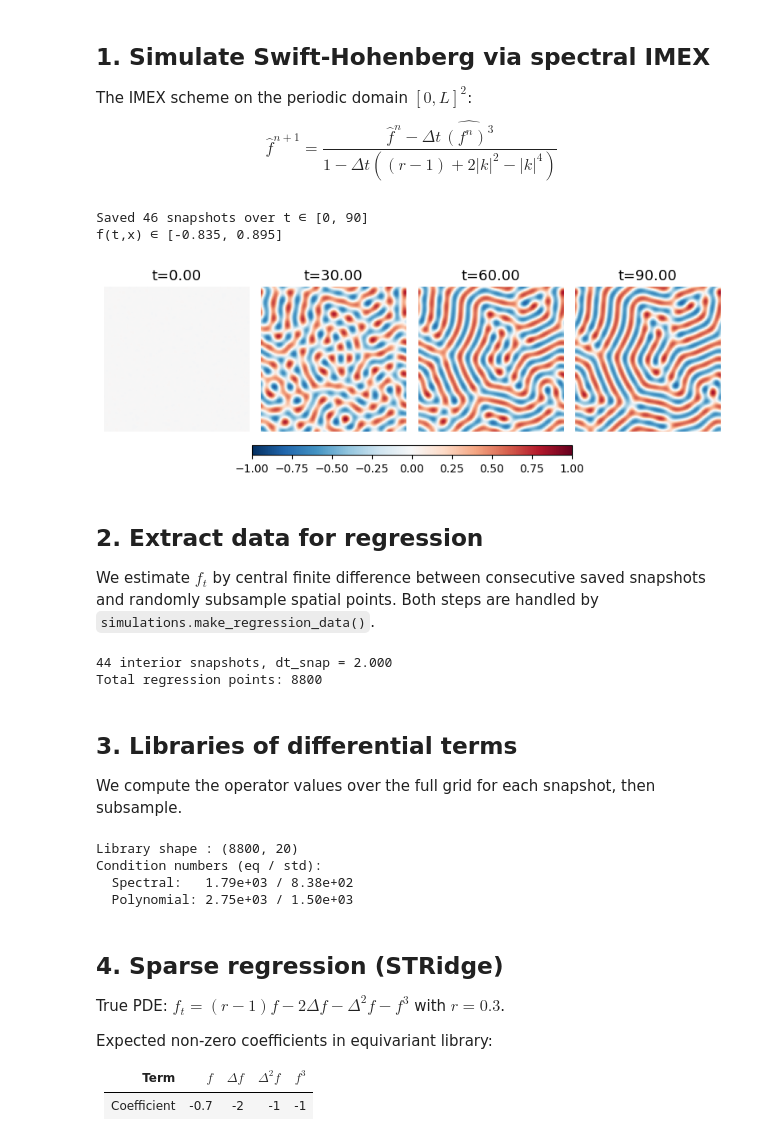
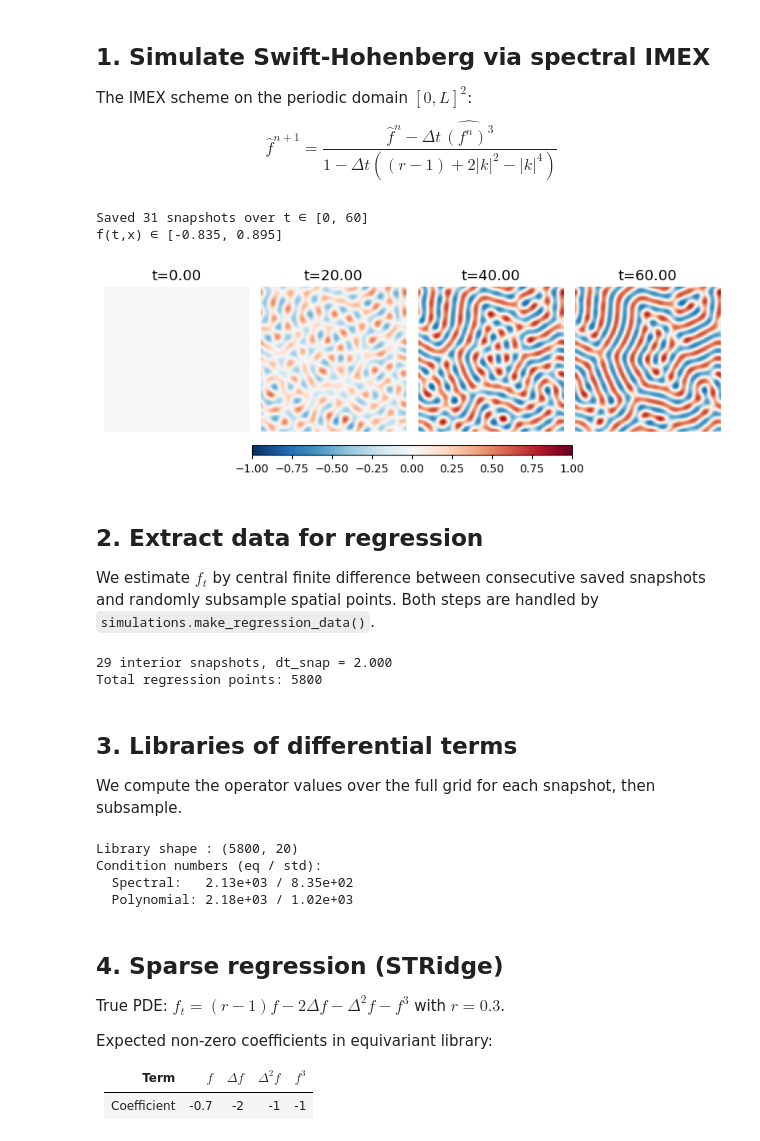
Before and after one commit to ballerin/equivariant-data-driven-discovery, a Jupyter notebook: notebooks/swift_hohenberg.ipynb, the cells around one changed output. Cells and saved outputs as stored; diff of their text form; code cells hidden in the pictures.

```diff
--- a/notebooks/swift_hohenberg.ipynb
+++ b/notebooks/swift_hohenberg.ipynb
@@ -44,7 +44,7 @@ $$
 r          = 0.3        # real bifurcation parameter
 N          = 128         # grid points per direction
 L          = 20*np.pi    # domain side length
-T_end      = 90        # end time (endopoint included)
+T_end      = 60        # end time (endopoint included)
 dt         = 0.01        # time step size for integration (not snapshot frequency)
 save_every = 200         # save snapshots every 200 steps
 
@@ -55,25 +55,25 @@ snapshots, times = swift_hohenberg(
 print(f'Saved {len(snapshots)} snapshots over t ∈ [0, {T_end}]')
 print(f'f(t,x) ∈ [{snapshots.min():.3f}, {snapshots.max():.3f}]')
 # %% [output]
-Saved 46 snapshots over t ∈ [0, 90]
+Saved 31 snapshots over t ∈ [0, 60]
 f(t,x) ∈ [-0.835, 0.895]
 # %%
 fig,axes=plt.subplots(1,4,figsize=(8,3))
 
-pidx=[0,15,30,-1]
+pidx=[0,10,20,-1]
 for ax,idx in zip(axes,pidx):
     im=ax.imshow(snapshots[idx],cmap='RdBu_r', vmin=-1,vmax=1,
                  origin='lower',extent=[0,L,0,L])
     ax.set_title(f't={times[idx]:.2f}',fontsize=13); ax.axis('off')
 
 # heatbar below subplots
 cbar_ax = fig.add_axes([0.25, 0.1, 0.5, 0.04])
 fig.colorbar(im, cax=cbar_ax, orientation='horizontal')
 
 plt.tight_layout()
-plt.savefig('../../latex/figures/swift_hohenberg_snapshots.pdf',bbox_inches='tight')
+plt.savefig('../results/figures/swift_hohenberg_snapshots.pdf',bbox_inches='tight')
 # %% [output]
-[figure, old version]
+[figure, new version]
 # %% [markdown]
 ## 2. Extract data for regression
 
@@ -88,8 +88,8 @@ Ft_all = np.concatenate([ft_snaps[s].ravel()[idx_sets[s]] for s in range(len(f_s
 print(f'{len(f_snaps)} interior snapshots, dt_snap = {dt_snap:.3f}')
 print(f'Total regression points: {len(Ft_all)}')
 # %% [output]
-44 interior snapshots, dt_snap = 2.000
-Total regression points: 8800
+29 interior snapshots, dt_snap = 2.000
+Total regression points: 5800
 # %% [markdown]
 ## 3. Libraries of differential terms
 
@@ -122,10 +122,10 @@ print(f'Condition numbers (eq / std):')
 print(f'  Spectral:   {np.linalg.cond(Theta_eq_spec):.2e} / {np.linalg.cond(Theta_std_spec):.2e}')
 print(f'  Polynomial: {np.linalg.cond(Theta_eq_poly):.2e} / {np.linalg.cond(Theta_std_poly):.2e}')
 # %% [output]
-Library shape : (8800, 20)
+Library shape : (5800, 20)
 Condition numbers (eq / std):
-  Spectral:   1.79e+03 / 8.38e+02
-  Polynomial: 2.75e+03 / 1.50e+03
+  Spectral:   2.13e+03 / 8.35e+02
+  Polynomial: 2.18e+03 / 1.02e+03
 # %% [markdown]
 ## 4. Sparse regression (STRidge)
 
```
Also changed, not shown: parts of 8 cells of this notebook, 48 other files.
